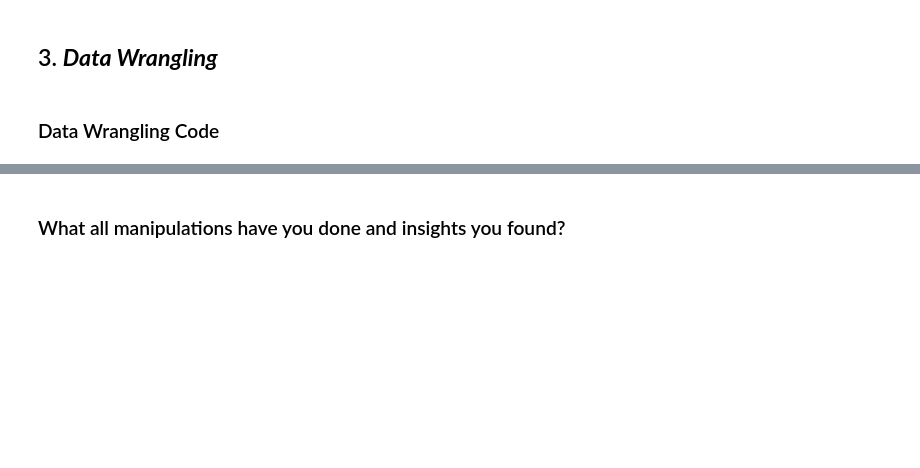
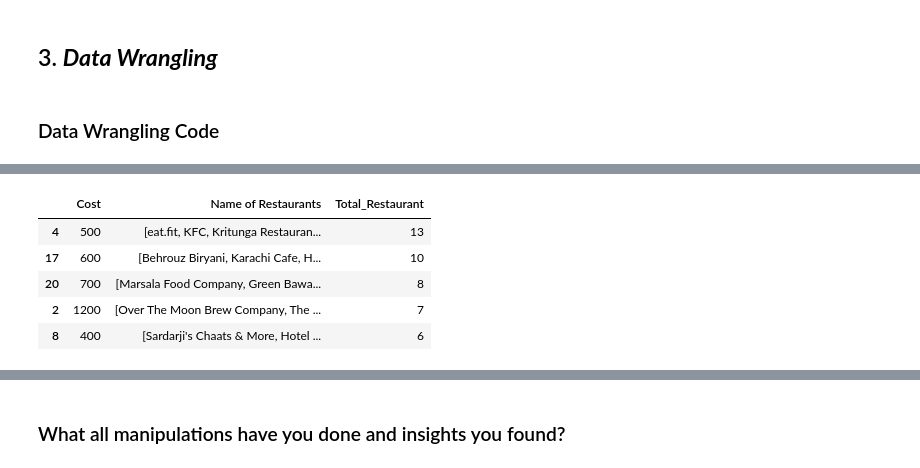
Before and after one commit to abhinav4201/UnSupervised-ML-Zomato-Restaurant-Clustering-and-Sentiment-Analysis, a Jupyter notebook: UnSupervised_ML_Zomato_Restaurant_Clustering_and_Sentiment_Analysis_capstone_project_4.ipynb, the cells around one changed output, grey strips where cells are left out. Cells and saved outputs as stored; diff of their text form; code cells hidden in the pictures; blank space fills up the shorter version.

```diff
--- a/UnSupervised_ML_Zomato_Restaurant_Clustering_and_Sentiment_Analysis_capstone_project_4.ipynb
+++ b/UnSupervised_ML_Zomato_Restaurant_Clustering_and_Sentiment_Analysis_capstone_project_4.ipynb
@@ -143,6 +143,8 @@ from sklearn.feature_extraction.text import TfidfVectorizer
 !python -m spacy download en_core_web_sm
 import spacy
 
+# The following lines adjust the granularity of reporting.
+pd.options.display.float_format = "{:.2f}".format
 
 import warnings
 warnings.filterwarnings("ignore")
@@ -473,2 +472,4 @@ No. of unique values in  Pictures is 36 .
 # %%
 # Write your code to make your dataset analysis ready.
+# changing the data type of the cost function
+hotel['Cost'] = hotel['Cost'].str.replace(",","").astype('int64')
@@ -474,0 +496,35 @@ No. of unique values in  Pictures is 36 .
+# %%
+#hotels that share same price
+hotel_dict = {}
+amount = hotel.Cost.values.tolist()
+
+#adding hotel name based on the price by converting it into list
+for price in amount:
+    # Get all the rows that have the current price
+    rows = hotel[hotel['Cost'] == price]
+    hotel_dict[price] = rows["Name"].tolist()
+
+#converting it into dataframe
+same_price_hotel_df=pd.DataFrame.from_dict([hotel_dict]).transpose().reset_index().rename(
+    columns={'index':'Cost',0:'Name of Restaurants'})
+
+#alternate methode to do the same
+#same_price_hotel_df = hotel.groupby('Cost')['Name'].apply(lambda x: x.tolist()).reset_index()
+
+#getting hotel count
+hotel_count = hotel.groupby('Cost')['Name'].count().reset_index().sort_values(
+    'Cost', ascending = False)
+
+#merging together
+same_price_hotel_df = same_price_hotel_df.merge(hotel_count, how = 'inner',
+                        on = 'Cost').rename(columns = {'Name':'Total_Restaurant'})
+
+#max hotels that share same price
+same_price_hotel_df.sort_values('Total_Restaurant', ascending = False)[:5]
+# %% [output]
+|  | Cost | Name of Restaurants | Total_Restaurant |
+| 4 | 500 | [eat.fit, KFC, Kritunga Restauran... | 13 |
+| 17 | 600 | [Behrouz Biryani, Karachi Cafe, H... | 10 |
+| 20 | 700 | [Marsala Food Company, Green Bawa... | 8 |
+| 2 | 1200 | [Over The Moon Brew Company, The ... | 7 |
+| 8 | 400 | [Sardarji's Chaats & More, Hotel ... | 6 |
```
Also changed, not shown: parts of 36 cells of this notebook.
